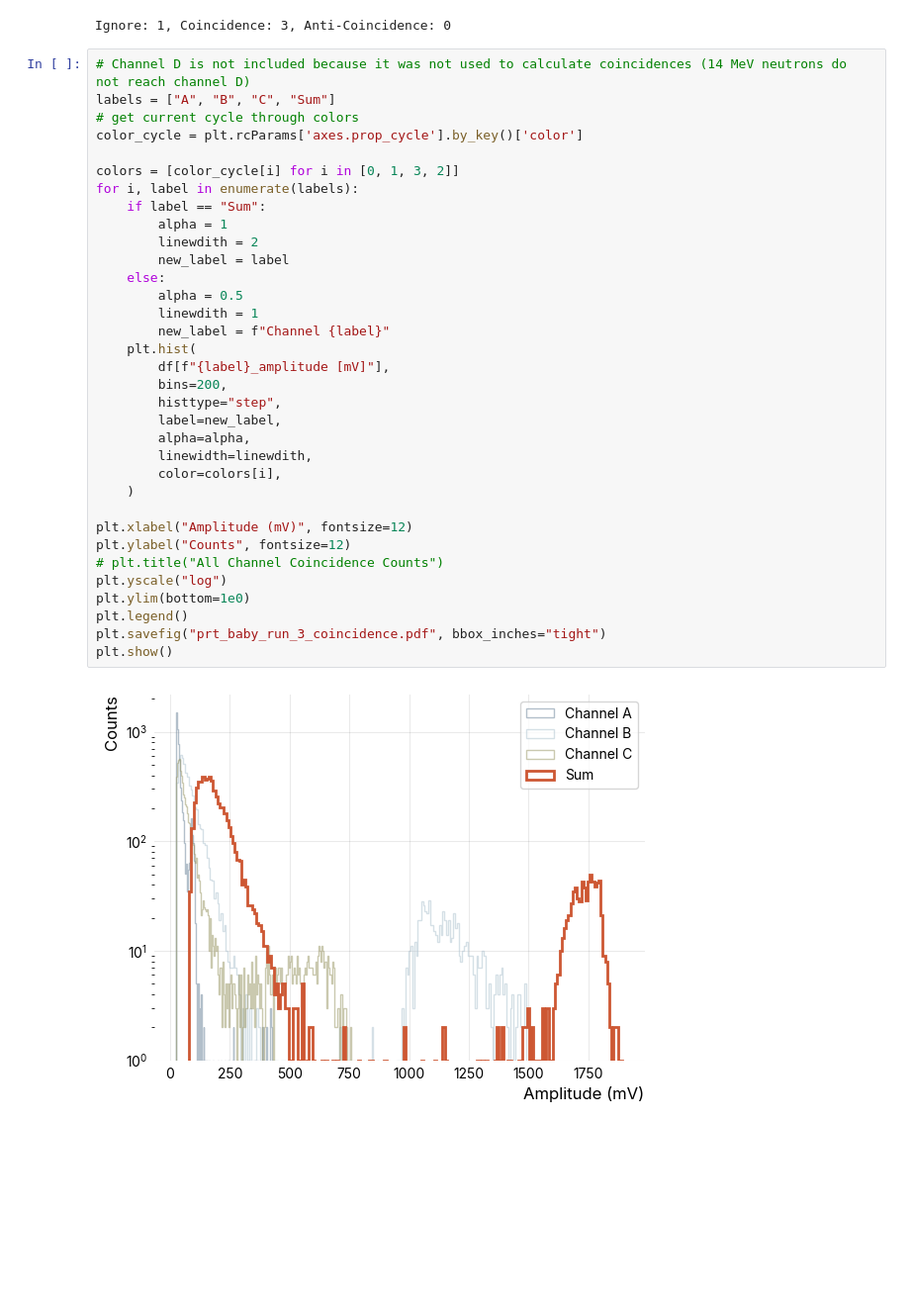
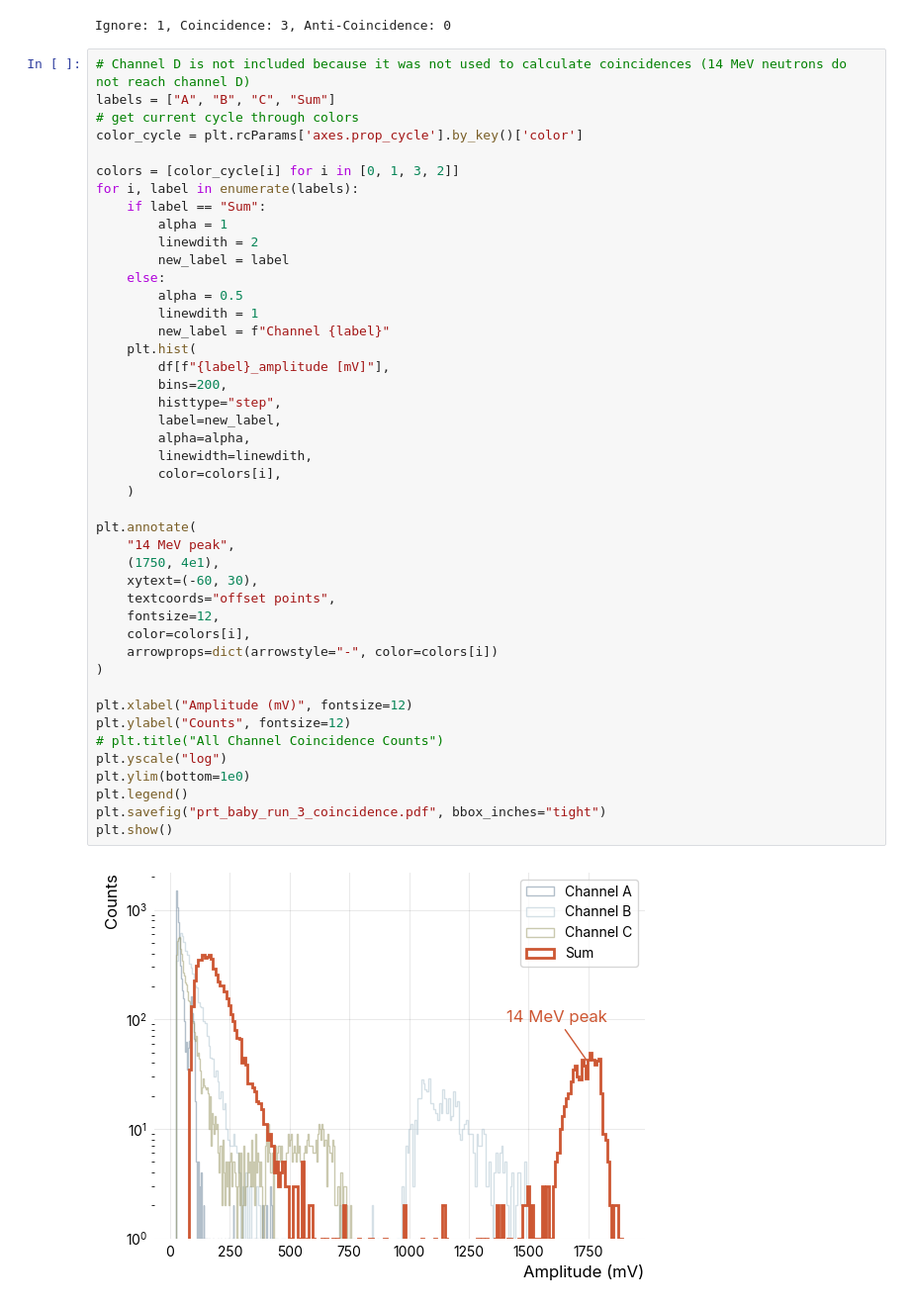
Before and after one commit to LIBRA-project/baby-1l-paper, a Jupyter notebook: prt.ipynb, the cells around one changed output. Shown at 99% size. Cells and saved outputs as stored; diff of their text form; blank space fills up the shorter version.

```diff
--- a/prt.ipynb
+++ b/prt.ipynb
@@ -220,31 +220,41 @@ color_cycle = plt.rcParams['axes.prop_cycle'].by_key()['color']
 
 colors = [color_cycle[i] for i in [0, 1, 3, 2]]
 for i, label in enumerate(labels):
     if label == "Sum":
         alpha = 1
         linewdith = 2
         new_label = label
     else:
         alpha = 0.5
         linewdith = 1
         new_label = f"Channel {label}"
     plt.hist(
         df[f"{label}_amplitude [mV]"],
         bins=200,
         histtype="step",
         label=new_label,
         alpha=alpha,
         linewidth=linewdith,
         color=colors[i],
     )
 
+plt.annotate(
+    "14 MeV peak",
+    (1750, 4e1),
+    xytext=(-60, 30),
+    textcoords="offset points",
+    fontsize=12,
+    color=colors[i],
+    arrowprops=dict(arrowstyle="-", color=colors[i])
+)
+
 plt.xlabel("Amplitude (mV)", fontsize=12)
 plt.ylabel("Counts", fontsize=12)
 # plt.title("All Channel Coincidence Counts")
 plt.yscale("log")
 plt.ylim(bottom=1e0)
 plt.legend()
 plt.savefig("prt_baby_run_3_coincidence.pdf", bbox_inches="tight")
 plt.show()
 # %% [output]
-[figure, old version]
+[figure, new version]
```
